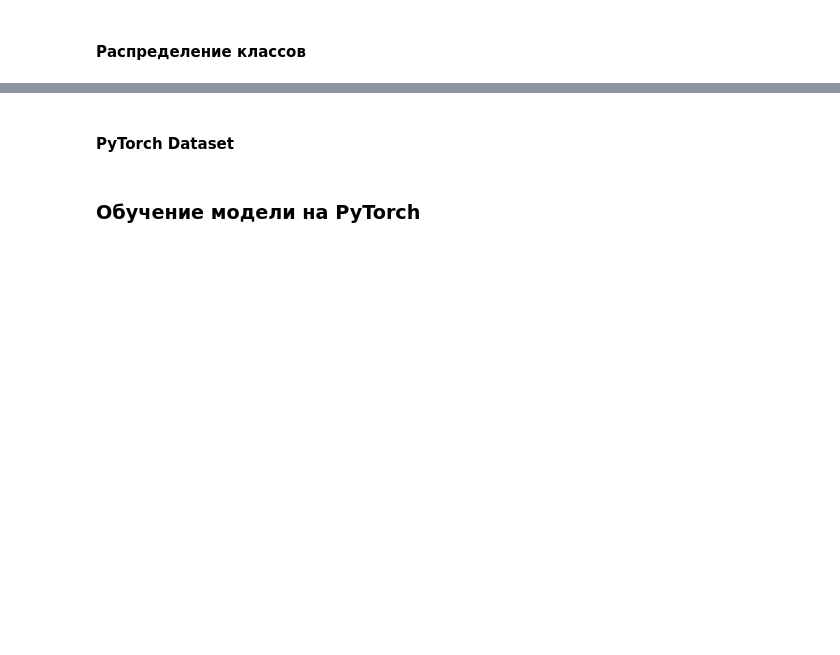
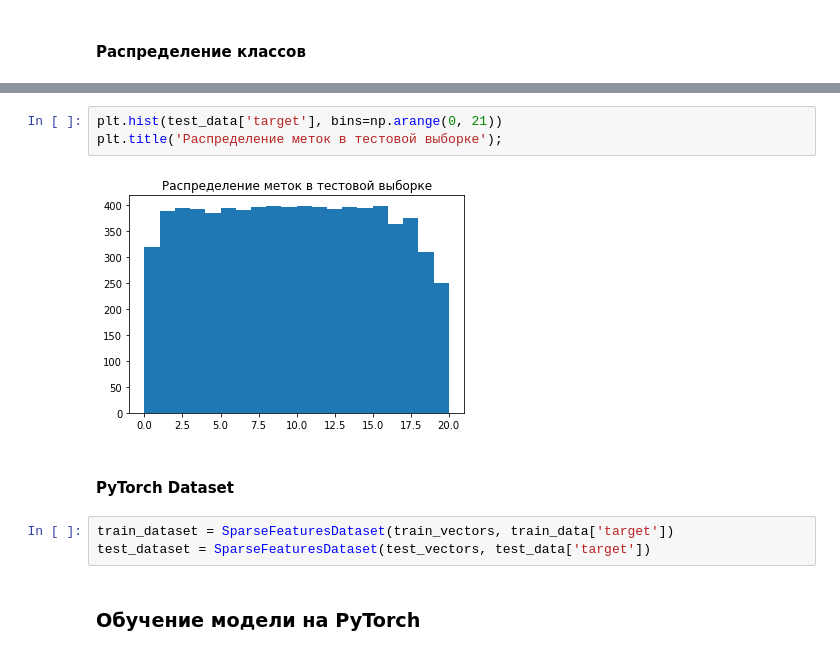
Before and after one commit to julichitai/learning_NN, a Jupyter notebook: text_classification_NLP_SAMSUNG.ipynb, the cells around one changed output, grey strips where cells are left out. Drawn from its saved outputs; the diff is of its cells as text; blank space fills up the shorter version.

```diff
--- a/text_classification_NLP_SAMSUNG.ipynb
+++ b/text_classification_NLP_SAMSUNG.ipynb
@@ -367,4 +491,12 @@ plt.yscale('log');
+# %%
+plt.hist(test_data['target'], bins=np.arange(0, 21))
+plt.title('Распределение меток в тестовой выборке');
+# %% [output]
+[figure, added]
 # %% [markdown]
 #### PyTorch Dataset
+# %%
+train_dataset = SparseFeaturesDataset(train_vectors, train_data['target'])
+test_dataset = SparseFeaturesDataset(test_vectors, test_data['target'])
 # %% [markdown]
 ### Обучение модели на PyTorch
```
Also changed, not shown: parts of 14 cells of this notebook.
